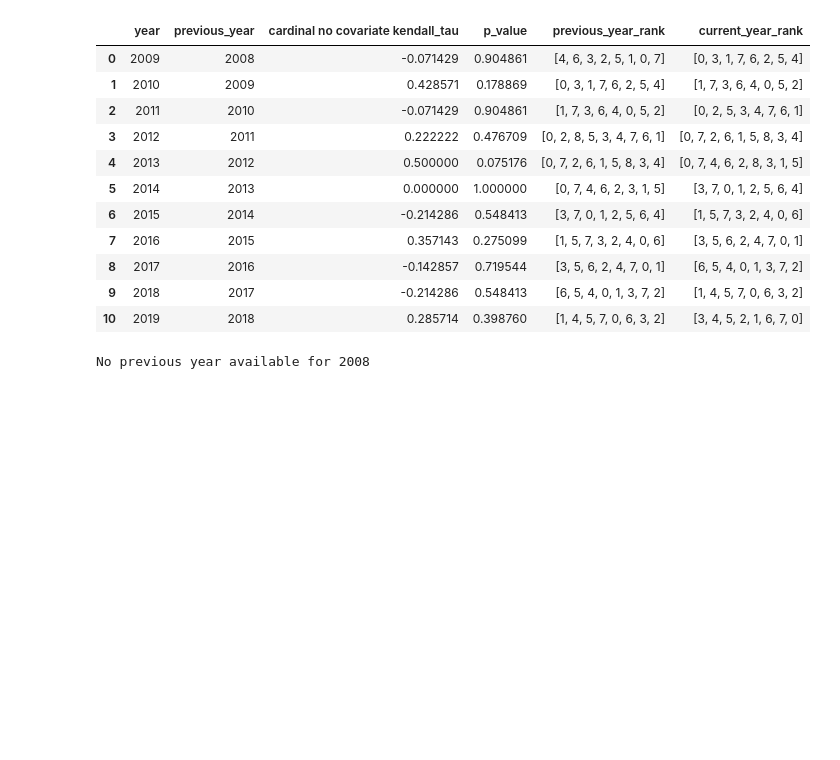
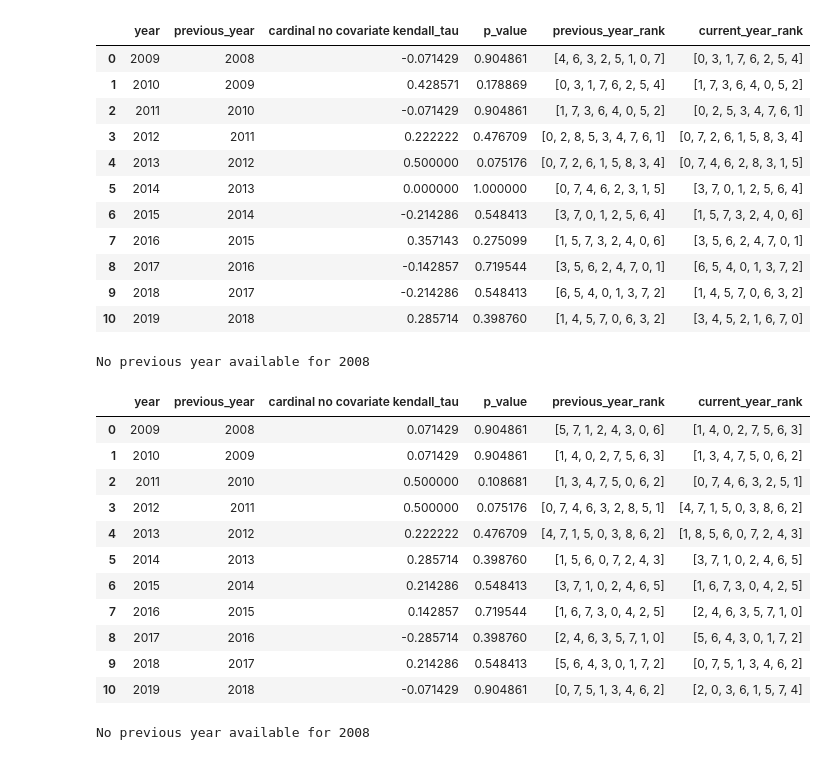
Before and after one commit to dhruvamalik05/Cardinal-and-Binary-Paired-Comparison-Models-Ranking-and-Forecasting, a Jupyter notebook: 6_ComparingRanks.ipynb, the cells around one changed output. Cells and saved outputs as stored; diff of their text form; code cells hidden in the pictures; blank space fills up the shorter version.

```diff
--- a/6_ComparingRanks.ipynb
+++ b/6_ComparingRanks.ipynb
@@ -135,6 +145,76 @@ No previous year available for 2008
 | 8 | 2017 | 2016 | -0.142857 | 0.719544 | [3, 5, 6, 2, 4, 7, 0, 1] | [6, 5, 4, 0, 1, 3, 7, 2] |
 | 9 | 2018 | 2017 | -0.214286 | 0.548413 | [6, 5, 4, 0, 1, 3, 7, 2] | [1, 4, 5, 7, 0, 6, 3, 2] |
 | 10 | 2019 | 2018 | 0.285714 | 0.398760 | [1, 4, 5, 7, 0, 6, 3, 2] | [3, 4, 5, 2, 1, 6, 7, 0] |
+# %%
+from scipy.stats import kendalltau
+
+def cal_rank_previous_year(iplyear):
+
+    # Cannot compare for first year
+    if iplyear <= merged_df_covariates['year'].min():
+        print(f"No previous year available for {iplyear}")
+        return None
+
+    # CURRENT YEAR RANK (No Covariates)
+    # 1. BT WITHOUT COVARIATES
+    H_no_cov, Y_no_cov, teams_no_cov, K_no_cov = prepare_bt_covariate_data(merged_df_nocovariates, year, [])
+
+    model_no_cov = sm.GLM(Y_no_cov, H_no_cov, family=sm.families.Binomial())
+    result_no_cov = model_no_cov.fit_regularized(alpha=1e-3, L1_wt=0)
+
+    bt_strengths = result_no_cov.params[:K_no_cov]
+    bt_strengths = bt_strengths - np.mean(bt_strengths)
+    current_rank = rank_scores(bt_strengths)
+
+    # PREVIOUS YEAR RANK (No Covariates)
+    # 1. BT WITHOUT COVARIATES
+    H_no_cov, Y_no_cov, teams_no_cov, K_no_cov = prepare_bt_covariate_data(merged_df_nocovariates, year - 1, [])
+
+    model_no_cov = sm.GLM(Y_no_cov, H_no_cov, family=sm.families.Binomial())
+    result_no_cov = model_no_cov.fit_regularized(alpha=1e-3, L1_wt=0)
+
+    bt_strengths = result_no_cov.params[:K_no_cov]
+    bt_strengths = bt_strengths - np.mean(bt_strengths)
+    prev_rank = rank_scores(bt_strengths)
+
+
+    current_rank = [x for x in current_rank if x in prev_rank]
+    prev_rank = [x for x in prev_rank if x in current_rank]
+
+    tau, p_value = kendalltau(prev_rank, current_rank)
+
+    return {
+        "year": iplyear,
+        "previous_year": iplyear - 1,
+        "cardinal no covariate kendall_tau": tau,
+        "p_value": p_value,
+        "previous_year_rank": prev_rank,
+        "current_year_rank": current_rank
+    }
+
+all_rank_correlations = []
+
+for year in sorted(nocovariate_dts['year'].unique()):
+    result = cal_rank_previous_year(year)
+    if result is not None:
+        all_rank_correlations.append(result)
+
+rank_correlation_df = pd.DataFrame(all_rank_correlations)
+display(rank_correlation_df)
+# %% [output]
+No previous year available for 2008
+|  | year | previous_year | cardinal no covariate kendall_tau | p_value | previous_year_rank | current_year_rank |
+| 0 | 2009 | 2008 | 0.071429 | 0.904861 | [5, 7, 1, 2, 4, 3, 0, 6] | [1, 4, 0, 2, 7, 5, 6, 3] |
+| 1 | 2010 | 2009 | 0.071429 | 0.904861 | [1, 4, 0, 2, 7, 5, 6, 3] | [1, 3, 4, 7, 5, 0, 6, 2] |
+| 2 | 2011 | 2010 | 0.500000 | 0.108681 | [1, 3, 4, 7, 5, 0, 6, 2] | [0, 7, 4, 6, 3, 2, 5, 1] |
+| 3 | 2012 | 2011 | 0.500000 | 0.075176 | [0, 7, 4, 6, 3, 2, 8, 5, 1] | [4, 7, 1, 5, 0, 3, 8, 6, 2] |
+| 4 | 2013 | 2012 | 0.222222 | 0.476709 | [4, 7, 1, 5, 0, 3, 8, 6, 2] | [1, 8, 5, 6, 0, 7, 2, 4, 3] |
+| 5 | 2014 | 2013 | 0.285714 | 0.398760 | [1, 5, 6, 0, 7, 2, 4, 3] | [3, 7, 1, 0, 2, 4, 6, 5] |
+| 6 | 2015 | 2014 | 0.214286 | 0.548413 | [3, 7, 1, 0, 2, 4, 6, 5] | [1, 6, 7, 3, 0, 4, 2, 5] |
+| 7 | 2016 | 2015 | 0.142857 | 0.719544 | [1, 6, 7, 3, 0, 4, 2, 5] | [2, 4, 6, 3, 5, 7, 1, 0] |
+| 8 | 2017 | 2016 | -0.285714 | 0.398760 | [2, 4, 6, 3, 5, 7, 1, 0] | [5, 6, 4, 3, 0, 1, 7, 2] |
+| 9 | 2018 | 2017 | 0.214286 | 0.548413 | [5, 6, 4, 3, 0, 1, 7, 2] | [0, 7, 5, 1, 3, 4, 6, 2] |
+| 10 | 2019 | 2018 | -0.071429 | 0.904861 | [0, 7, 5, 1, 3, 4, 6, 2] | [2, 0, 3, 6, 1, 5, 7, 4] |
 # %%
 from scipy.stats import kendalltau
 
```
Also changed, not shown: parts of 1 cell of this notebook, 4 other files.
